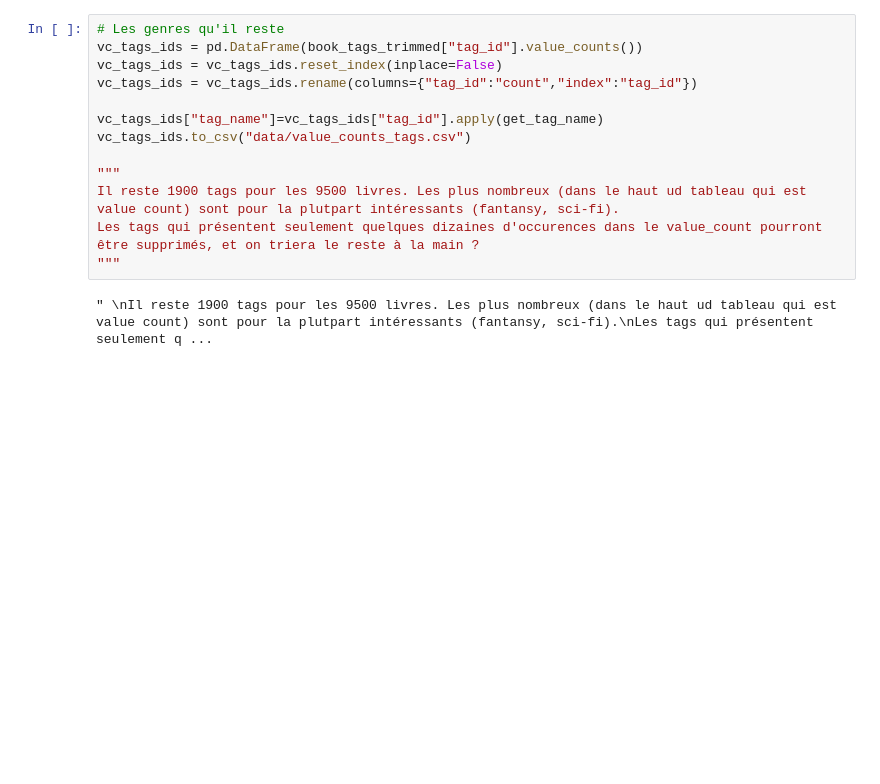
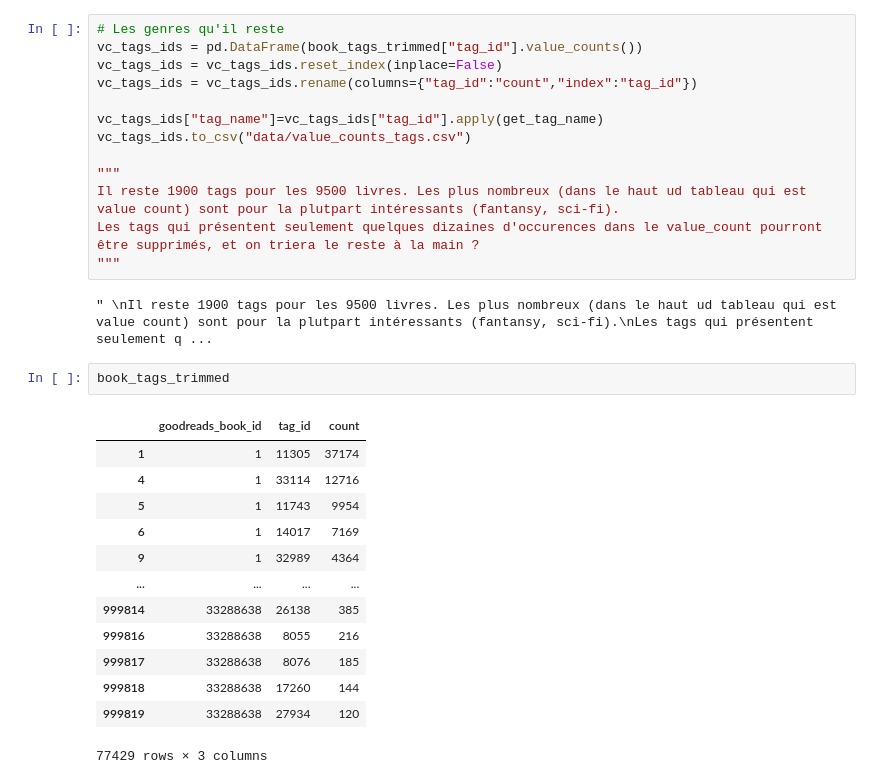
Before and after one commit to Recomandation-System-Simplon/Librairie_recommandation, a Jupyter notebook: DossierWorks/DataAnalyse.ipynb, the cells around one changed output. Saved outputs shown, nothing was run; the diff lists cells and outputs as text; blank space fills up the shorter version.

```diff
--- a/DossierWorks/DataAnalyse.ipynb
+++ b/DossierWorks/DataAnalyse.ipynb
@@ -294,3 +294,19 @@ Les tags qui présentent seulement quelques dizaines d'occurences dans le value_
 """
 # %% [output]
 " \nIl reste 1900 tags pour les 9500 livres. Les plus nombreux (dans le haut ud tableau qui est value count) sont pour la plutpart intéressants (fantansy, sci-fi).\nLes tags qui présentent seulement q ...
+# %%
+book_tags_trimmed
+# %% [output]
+|  | goodreads_book_id | tag_id | count |
+| 1 | 1 | 11305 | 37174 |
+| 4 | 1 | 33114 | 12716 |
+| 5 | 1 | 11743 | 9954 |
+| 6 | 1 | 14017 | 7169 |
+| 9 | 1 | 32989 | 4364 |
+| ... | ... | ... | ... |
+| 999814 | 33288638 | 26138 | 385 |
+| 999816 | 33288638 | 8055 | 216 |
+| 999817 | 33288638 | 8076 | 185 |
+| 999818 | 33288638 | 17260 | 144 |
+| 999819 | 33288638 | 27934 | 120 |
+77429 rows × 3 columns
```
Also changed, not shown: parts of 1 cell of this notebook.
